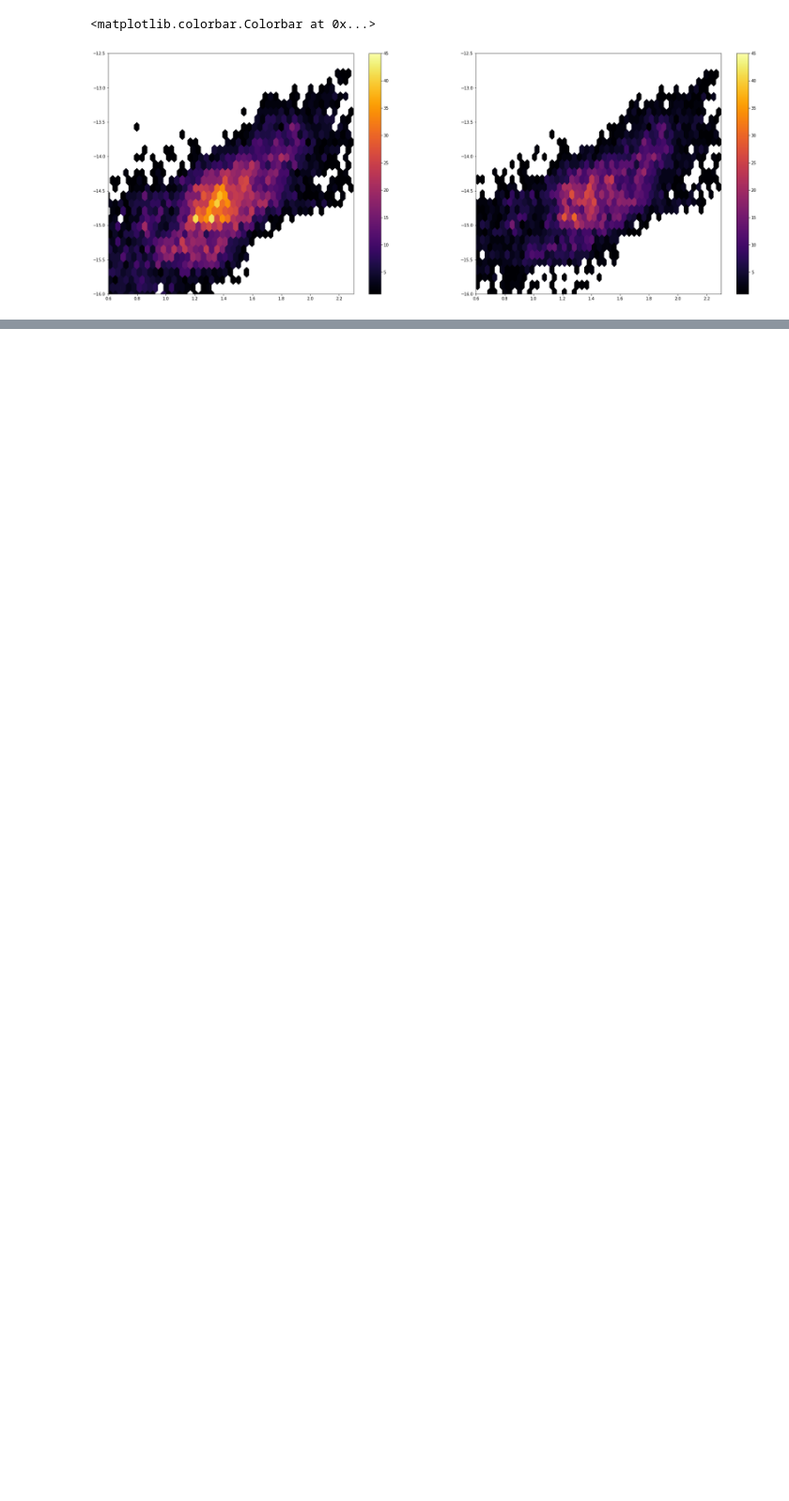
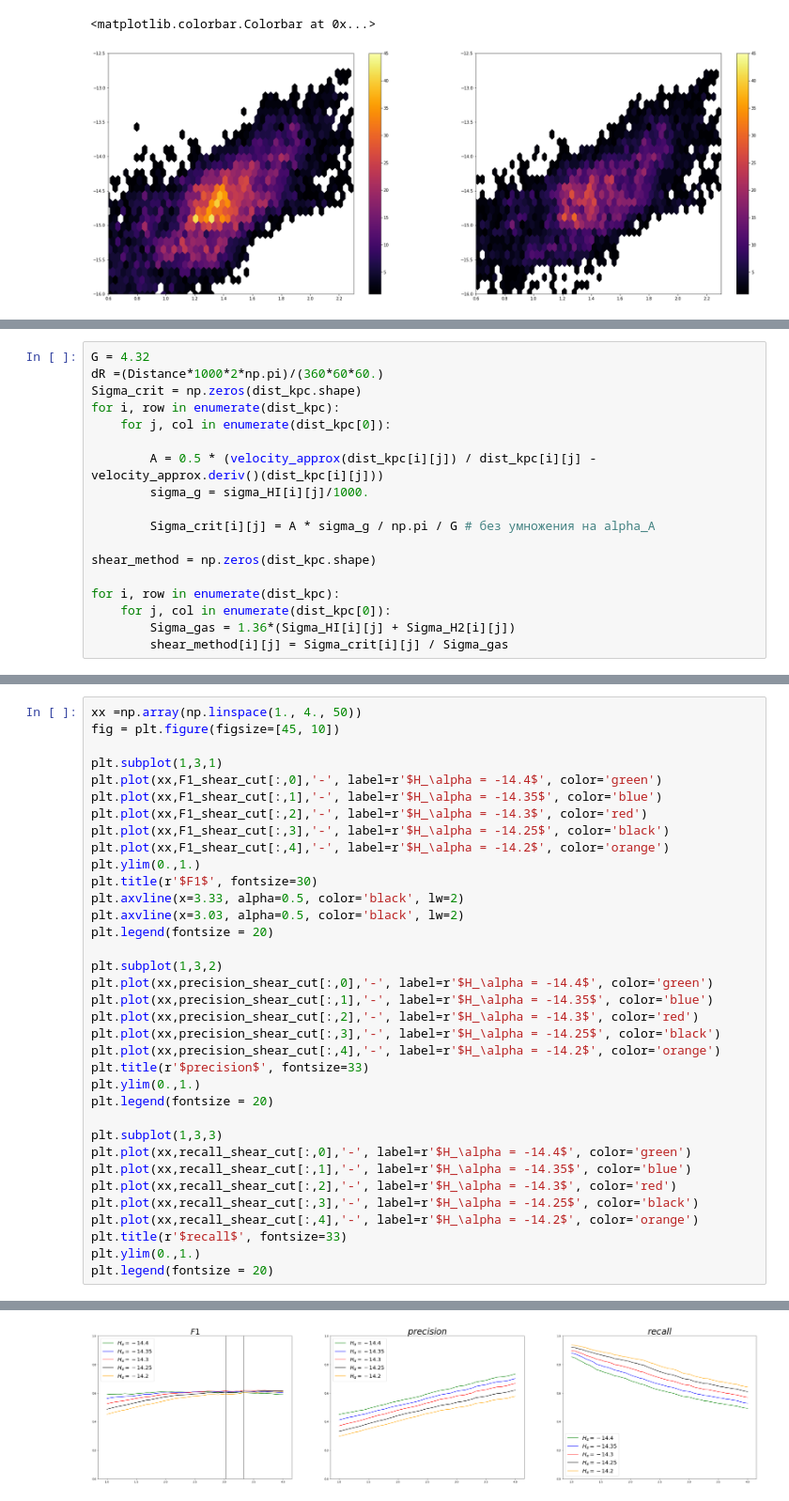
Before and after one commit to ValerieKostiuk/Course-work, a Jupyter notebook: NGC3627/Statistics.ipynb, the cells around one changed output, grey strips where cells are left out. Shown at 94% size. Drawn from its saved outputs; the diff is of its cells as text; blank space fills up the shorter version.

```diff
--- a/NGC3627/Statistics.ipynb
+++ b/NGC3627/Statistics.ipynb
@@ -2244,0 +2260,18 @@ plt.colorbar()
+# %%
+G = 4.32
+dR =(Distance*1000*2*np.pi)/(360*60*60.)
+Sigma_crit = np.zeros(dist_kpc.shape)
+for i, row in enumerate(dist_kpc):
+    for j, col in enumerate(dist_kpc[0]):
+
+        A = 0.5 * (velocity_approx(dist_kpc[i][j]) / dist_kpc[i][j] - velocity_approx.deriv()(dist_kpc[i][j]))
+        sigma_g = sigma_HI[i][j]/1000.
+
+        Sigma_crit[i][j] = A * sigma_g / np.pi / G # без умножения на alpha_A
+
+shear_method = np.zeros(dist_kpc.shape)
+
+for i, row in enumerate(dist_kpc):
+    for j, col in enumerate(dist_kpc[0]):
+        Sigma_gas = 1.36*(Sigma_HI[i][j] + Sigma_H2[i][j])
+        shear_method[i][j] = Sigma_crit[i][j] / Sigma_gas
@@ -2244,0 +2390,36 @@ plt.colorbar()
+# %%
+xx =np.array(np.linspace(1., 4., 50))
+fig = plt.figure(figsize=[45, 10])
+
+plt.subplot(1,3,1)
+plt.plot(xx,F1_shear_cut[:,0],'-', label=r'$H_\alpha = -14.4$', color='green')
+plt.plot(xx,F1_shear_cut[:,1],'-', label=r'$H_\alpha = -14.35$', color='blue')
+plt.plot(xx,F1_shear_cut[:,2],'-', label=r'$H_\alpha = -14.3$', color='red')
+plt.plot(xx,F1_shear_cut[:,3],'-', label=r'$H_\alpha = -14.25$', color='black')
+plt.plot(xx,F1_shear_cut[:,4],'-', label=r'$H_\alpha = -14.2$', color='orange')
+plt.ylim(0.,1.)
+plt.title(r'$F1$', fontsize=30)
+plt.axvline(x=3.33, alpha=0.5, color='black', lw=2)
+plt.axvline(x=3.03, alpha=0.5, color='black', lw=2)
+plt.legend(fontsize = 20)
+
+plt.subplot(1,3,2)
+plt.plot(xx,precision_shear_cut[:,0],'-', label=r'$H_\alpha = -14.4$', color='green')
+plt.plot(xx,precision_shear_cut[:,1],'-', label=r'$H_\alpha = -14.35$', color='blue')
+plt.plot(xx,precision_shear_cut[:,2],'-', label=r'$H_\alpha = -14.3$', color='red')
+plt.plot(xx,precision_shear_cut[:,3],'-', label=r'$H_\alpha = -14.25$', color='black')
+plt.plot(xx,precision_shear_cut[:,4],'-', label=r'$H_\alpha = -14.2$', color='orange')
+plt.title(r'$precision$', fontsize=33)
+plt.ylim(0.,1.)
+plt.legend(fontsize = 20)
+
+plt.subplot(1,3,3)
+plt.plot(xx,recall_shear_cut[:,0],'-', label=r'$H_\alpha = -14.4$', color='green')
+plt.plot(xx,recall_shear_cut[:,1],'-', label=r'$H_\alpha = -14.35$', color='blue')
+plt.plot(xx,recall_shear_cut[:,2],'-', label=r'$H_\alpha = -14.3$', color='red')
+plt.plot(xx,recall_shear_cut[:,3],'-', label=r'$H_\alpha = -14.25$', color='black')
+plt.plot(xx,recall_shear_cut[:,4],'-', label=r'$H_\alpha = -14.2$', color='orange')
+plt.title(r'$recall$', fontsize=33)
+plt.ylim(0.,1.)
+plt.legend(fontsize = 20)
+# %% [output]
@@ -2244,0 +2427 @@ plt.colorbar()
+[figure, added]
```
Also changed, not shown: parts of 12 cells of this notebook, 1 other file.
